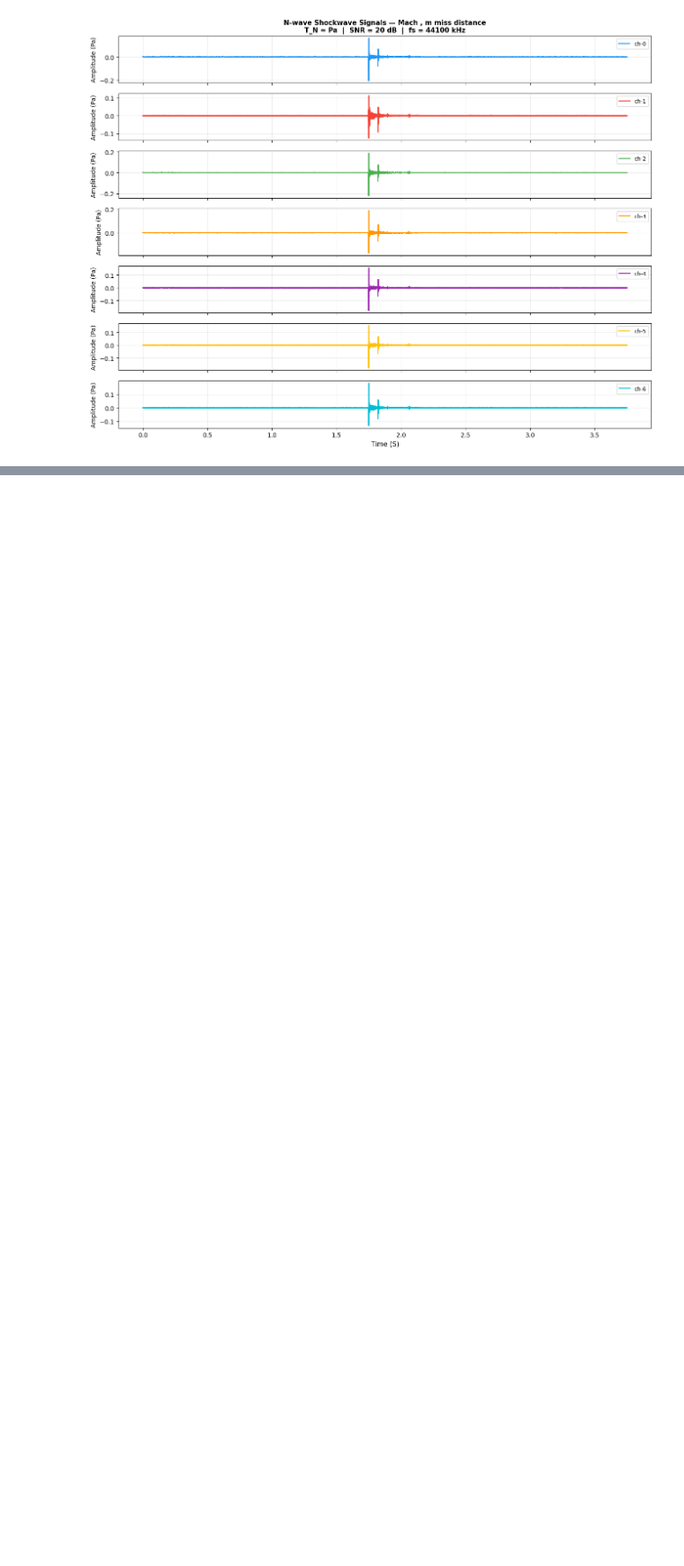
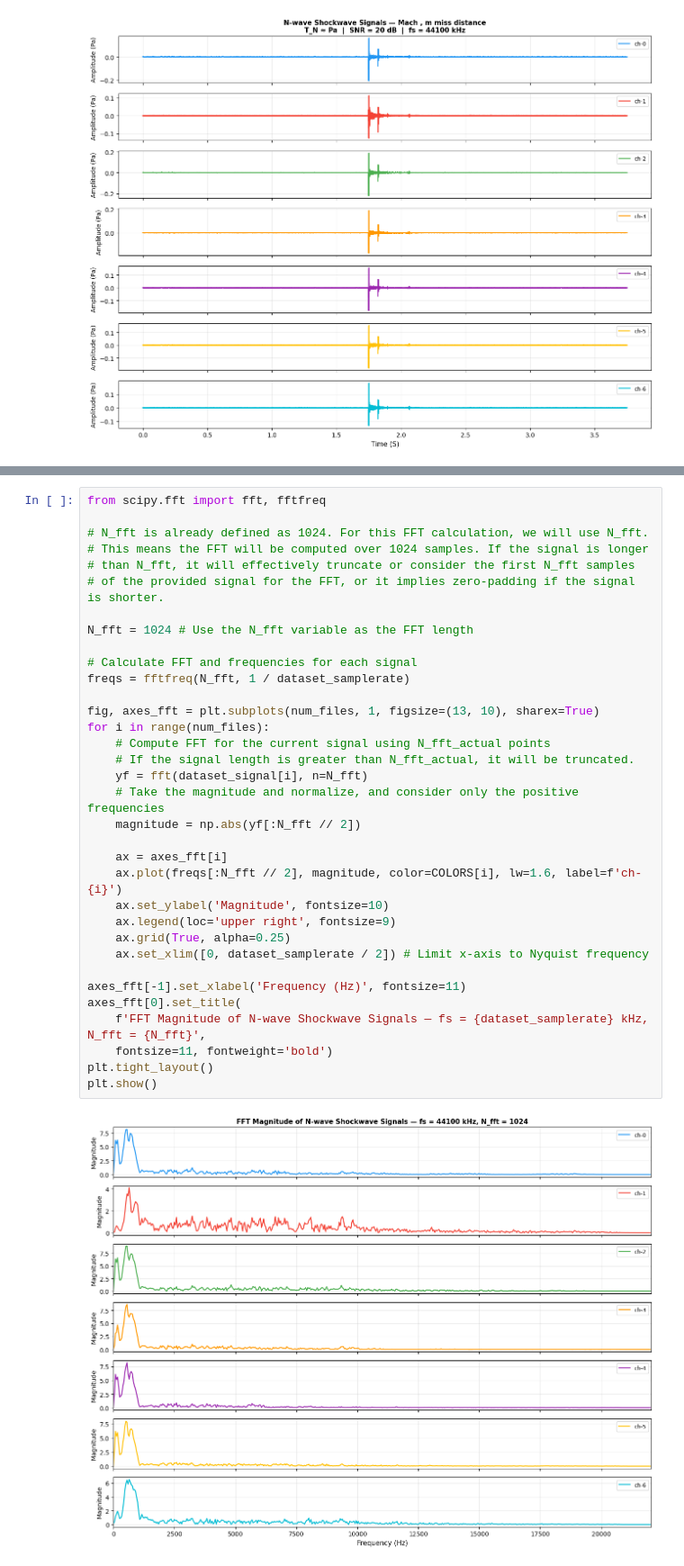
Before and after one commit to rizki-ap/Gunshot-Locator, a Jupyter notebook: read_wav_process.ipynb, the cells around one changed output, grey strips where cells are left out. Shown at 90% size. Cells and saved outputs as stored; diff of their text form; blank space fills up the shorter version.

```diff
--- a/read_wav_process.ipynb
+++ b/read_wav_process.ipynb
@@ -132,6 +129,42 @@ plt.show()
 # %% [output]
 starting index for cropping:77015
 [figure]
+# %%
+from scipy.fft import fft, fftfreq
+
+# N_fft is already defined as 1024. For this FFT calculation, we will use N_fft.
+# This means the FFT will be computed over 1024 samples. If the signal is longer
+# than N_fft, it will effectively truncate or consider the first N_fft samples
+# of the provided signal for the FFT, or it implies zero-padding if the signal is shorter.
+
+N_fft = 1024 # Use the N_fft variable as the FFT length
+
+# Calculate FFT and frequencies for each signal
+freqs = fftfreq(N_fft, 1 / dataset_samplerate)
+
+fig, axes_fft = plt.subplots(num_files, 1, figsize=(13, 10), sharex=True)
+for i in range(num_files):
+    # Compute FFT for the current signal using N_fft_actual points
+    # If the signal length is greater than N_fft_actual, it will be truncated.
+    yf = fft(dataset_signal[i], n=N_fft)
+    # Take the magnitude and normalize, and consider only the positive frequencies
+    magnitude = np.abs(yf[:N_fft // 2])
+
+    ax = axes_fft[i]
+    ax.plot(freqs[:N_fft // 2], magnitude, color=COLORS[i], lw=1.6, label=f'ch-{i}')
+    ax.set_ylabel('Magnitude', fontsize=10)
+    ax.legend(loc='upper right', fontsize=9)
+    ax.grid(True, alpha=0.25)
+    ax.set_xlim([0, dataset_samplerate / 2]) # Limit x-axis to Nyquist frequency
+
+axes_fft[-1].set_xlabel('Frequency (Hz)', fontsize=11)
+axes_fft[0].set_title(
+    f'FFT Magnitude of N-wave Shockwave Signals — fs = {dataset_samplerate} kHz, N_fft = {N_fft}',
+    fontsize=11, fontweight='bold')
+plt.tight_layout()
+plt.show()
+# %% [output]
+[figure, added]
 # %%
 from scipy.fft import fft, fftfreq
 
```
Also changed, not shown: parts of 1 cell of this notebook.
